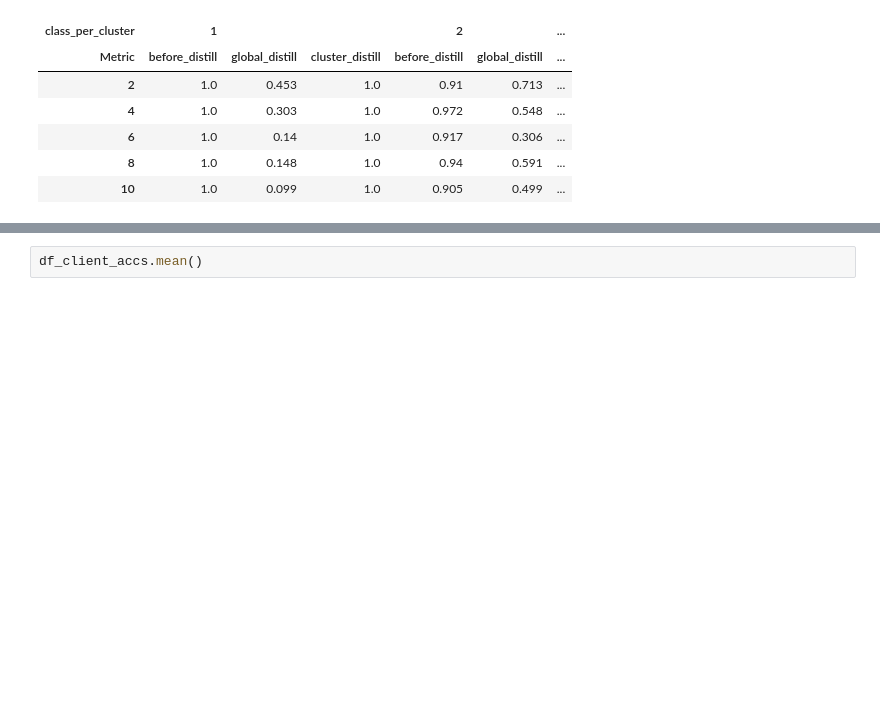
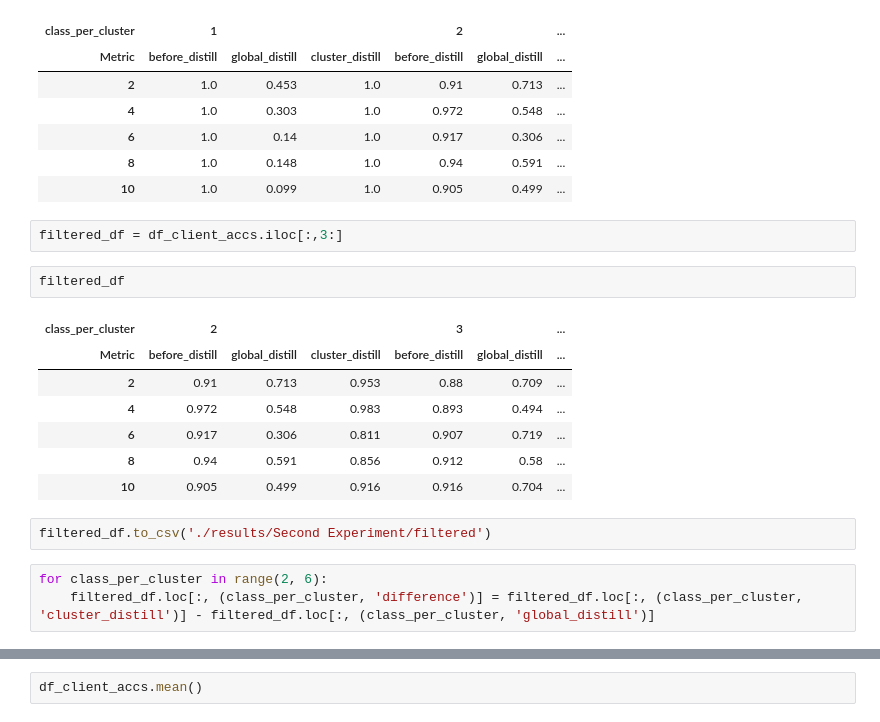
Before and after one commit to yangbaechu/FD-with-Label-Based-Group-Structure, a Jupyter notebook: FedCD.ipynb, the cells around one changed output, grey strips where cells are left out. Saved outputs shown, nothing was run; the diff lists cells and outputs as text; blank space fills up the shorter version.

Commit message:
make clear result of second Exp

```diff
--- a/FedCD.ipynb
+++ b/FedCD.ipynb
@@ -657,3 +662,20 @@ df_client_accs
 | 6 | 1.0 | 0.14 | 1.0 | 0.917 | 0.306 | ... |
 | 8 | 1.0 | 0.148 | 1.0 | 0.94 | 0.591 | ... |
 | 10 | 1.0 | 0.099 | 1.0 | 0.905 | 0.499 | ... |
+# %%
+filtered_df = df_client_accs.iloc[:,3:]
+# %%
+filtered_df
+# %% [output]
+| class_per_cluster | 2 |  |  | 3 |  | ... |
+| Metric | before_distill | global_distill | cluster_distill | before_distill | global_distill | ... |
+| 2 | 0.91 | 0.713 | 0.953 | 0.88 | 0.709 | ... |
+| 4 | 0.972 | 0.548 | 0.983 | 0.893 | 0.494 | ... |
+| 6 | 0.917 | 0.306 | 0.811 | 0.907 | 0.719 | ... |
+| 8 | 0.94 | 0.591 | 0.856 | 0.912 | 0.58 | ... |
+| 10 | 0.905 | 0.499 | 0.916 | 0.916 | 0.704 | ... |
+# %%
+filtered_df.to_csv('./results/Second Experiment/filtered')
+# %%
+for class_per_cluster in range(2, 6):
+    filtered_df.loc[:, (class_per_cluster, 'difference')] = filtered_df.loc[:, (class_per_cluster, 'cluster_distill')] - filtered_df.loc[:, (class_per_cluster, 'global_distill')]
```
Also changed, not shown: parts of 7 cells of this notebook.
